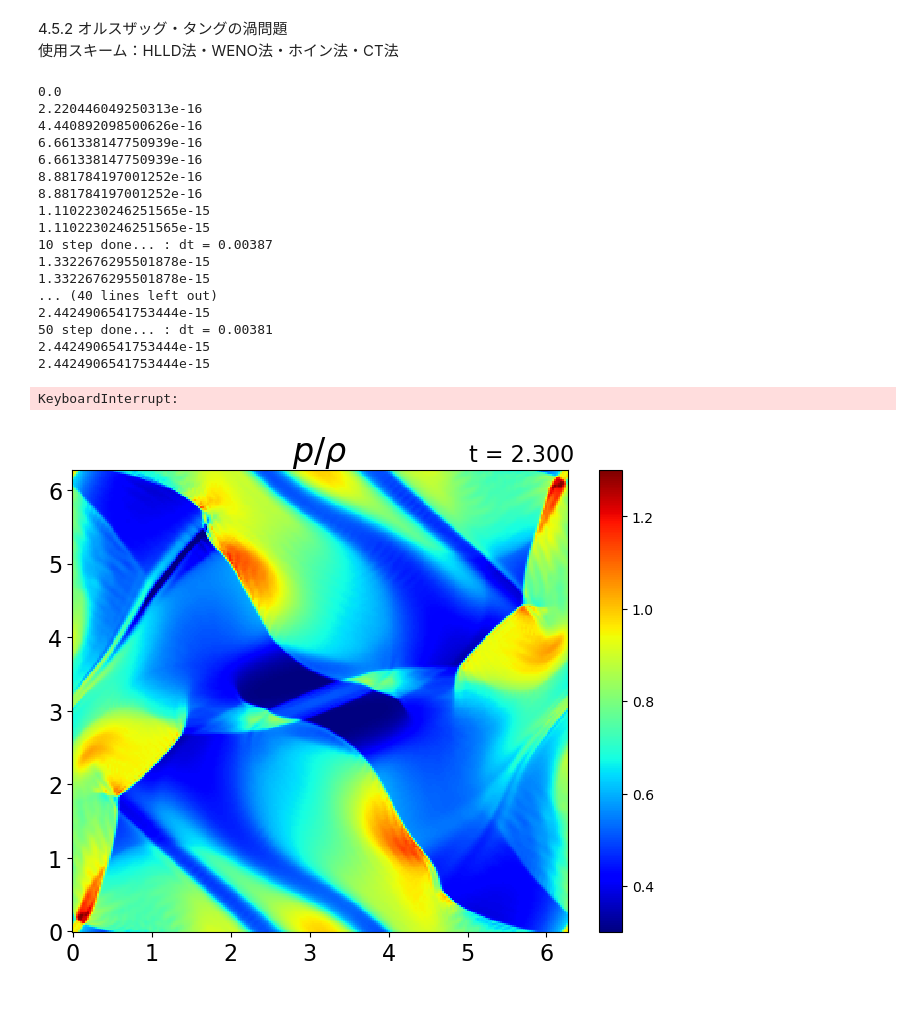
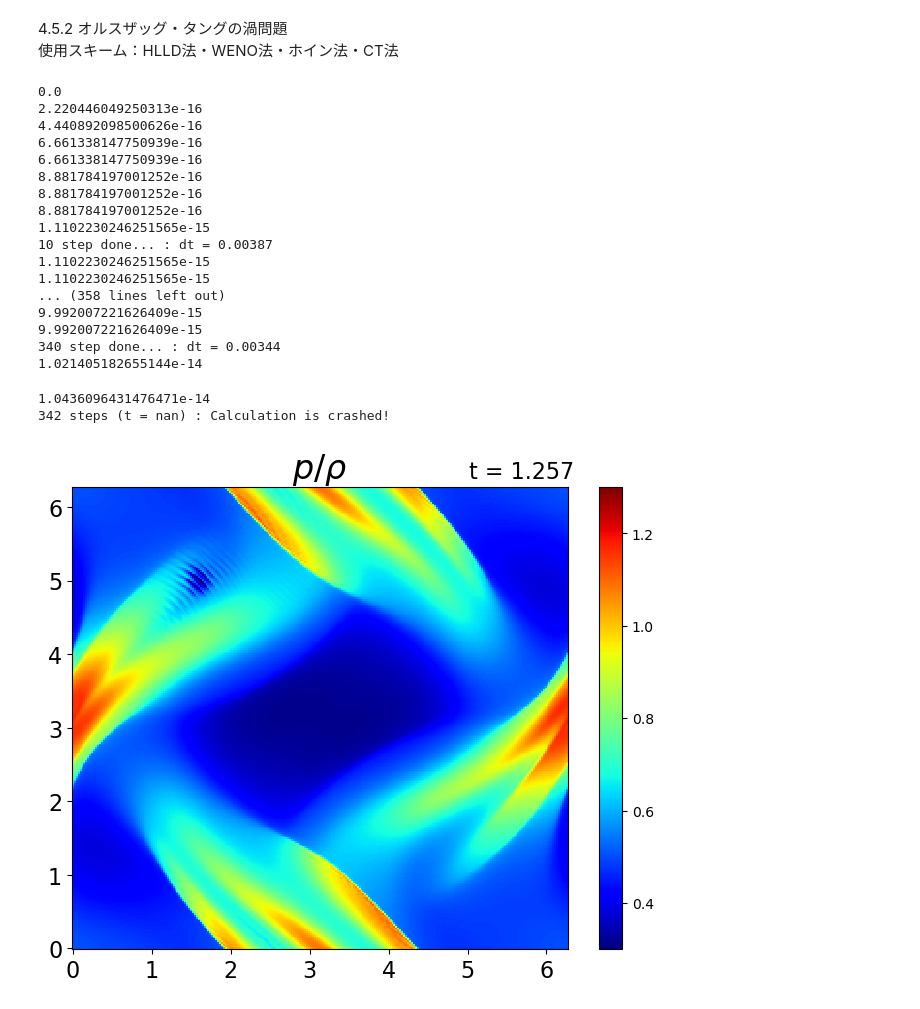
Before and after one commit to Keita-A/RadiativeMHD-simulation, a Jupyter notebook: chap4_orszag-tang_CT_WENO.ipynb, the cells around one changed output. Cells and saved outputs as stored; diff of their text form; code cells hidden in the pictures.

```diff
--- a/chap4_orszag-tang_CT_WENO.ipynb
+++ b/chap4_orszag-tang_CT_WENO.ipynb
@@ -251,11 +252,10 @@ for t in range(1, max_step+1):
     Bz = U[6, :, :]
     e = U[7, :, :]
     p = (gamma - 1.0) * (e - 0.5 * rho * (u**2+v**2+w**2) - 0.5 * (Bx**2+By**2+Bz**2))
-    #print(np.max(np.abs(Bx - np.roll(Bx, 1, axis=0) + By - np.roll(By, 1, axis=1))))
+    print(np.max(np.abs(Bx - np.roll(Bx, 1, axis=0) + By - np.roll(By, 1, axis=1))))
     # CT法で新たに追加されたところ
-    Bx = 0.5 * (Bx + np.roll(Bx, 1, axis=0))
-    By = 0.5 * (By + np.roll(By, 1, axis=1))
-
+    Bx = 1.0 / 128.0 * (3.0 * np.roll(Bx, 3, axis=0) - 20.0 * np.roll(Bx, 2, axis=0) + 90.0 * np.roll(Bx, 1, axis=0) + 60 * Bx - 5.0 * np.roll(Bx, -1, axis=0))
+    By = 1.0 / 128.0 * (3.0 * np.roll(By, 3, axis=1) - 20.0 * np.roll(By, 2, axis=1) + 90.0 * np.roll(By, 1, axis=1) + 60 * By - 5.0 * np.roll(By, -1, axis=1))
     F = get_flux_HLLD(rho, u, v, w, Bx, By, Bz, e, gamma, F, axis=0)
     G = get_flux_HLLD(rho, v, w, u, By, Bz, Bx, e, gamma, G, axis=1)
     G_tmp = G.copy()
@@ -286,9 +286,8 @@ for t in range(1, max_step+1):
     e = U_bar[7, :, :]
     p = (gamma - 1.0) * (e - 0.5 * rho * (u**2 + v**2 + w**2) - 0.5 * (Bx**2 + By**2 + Bz**2))
     # CT法で新たに追加されたところ
-    Bx = 0.5 * (Bx + np.roll(Bx, 1, axis=0))
-    By = 0.5 * (By + np.roll(By, 1, axis=1))
-
+    Bx = 1.0 / 128.0 * (3.0 * np.roll(Bx, 3, axis=0) - 20.0 * np.roll(Bx, 2, axis=0) + 90.0 * np.roll(Bx, 1, axis=0) + 60 * Bx - 5.0 * np.roll(Bx, -1, axis=0))
+    By = 1.0 / 128.0 * (3.0 * np.roll(By, 3, axis=1) - 20.0 * np.roll(By, 2, axis=1) + 90.0 * np.roll(By, 1, axis=1) + 60 * By - 5.0 * np.roll(By, -1, axis=1))
     F_bar = get_flux_HLLD(rho, u, v, w, Bx, By, Bz, e, gamma, F_bar, axis=0)
     G_bar = get_flux_HLLD(rho, v, w, u, By, Bz, Bx, e, gamma, G_bar, axis=1)
     G_tmp = G_bar.copy()
@@ -316,45 +315,46 @@ for t in range(1, max_step+1):
 6.661338147750939e-16
 8.881784197001252e-16
 8.881784197001252e-16
+8.881784197001252e-16
+1.1102230246251565e-15
+10 step done... : dt = 0.00387
 1.1102230246251565e-15
 1.1102230246251565e-15
-10 step done... : dt = 0.00387
-1.3322676295501878e-15
-1.3322676295501878e-15
-... (40 lines left out)
-2.4424906541753444e-15
-50 step done... : dt = 0.00381
-2.4424906541753444e-15
-2.4424906541753444e-15
+... (358 lines left out)
+9.992007221626409e-15
+9.992007221626409e-15
+340 step done... : dt = 0.00344
+1.021405182655144e-14
-KeyboardInterrupt:
+1.0436096431476471e-14
+342 steps (t = nan) : Calculation is crashed!
 # %%
 fig = plt.figure(figsize=(8, 6))
 ax1 = fig.add_subplot(111)
 
 log = np.loadtxt("log_CT_WENO.txt", delimiter=',')
-step = 630
+step = 340
 U = np.load(f"results_orszag-tang_CT_WENO/U_{step}.npy")
 rho = U[0, :, :]
 u = U[1, :, :] / rho
 v = U[2, :, :] / rho
 w = U[3, :, :] / rho
 Bx = U[4, :, :]
 By = U[5, :, :]
 Bz = U[6, :, :]
 e = U[7, :, :]
 p = (gamma-1) * (e - rho*(u**2+v**2+w**2)/2 - (Bx**2+By**2+Bz**2)/2)
 magnetic_pressure = 1/2 * (Bx**2+By**2+Bz**2)
 pT = p + magnetic_pressure
 
 contour = ax1.pcolormesh(X, Y, (p/rho).T, vmin=0.3, vmax=1.3, cmap='jet')
 cbar = plt.colorbar(contour, ax=ax1)
 
 ax1.set_title(r"$p/\rho$", fontsize=24)
 ax1.text(0.8, 1.02, f"t = {log[int(step/10)][1]:.3f}", transform=ax1.transAxes, fontsize=16)
 ax1.tick_params(labelsize=16)
 plt.show()
 # %% [output]
-[figure, old version]
+[figure, new version]
 # %%
 fig = plt.figure(figsize=(8, 6))
 ax1 = fig.add_subplot(111)
```
Also changed, not shown: parts of 2 cells of this notebook, 1 other file.
